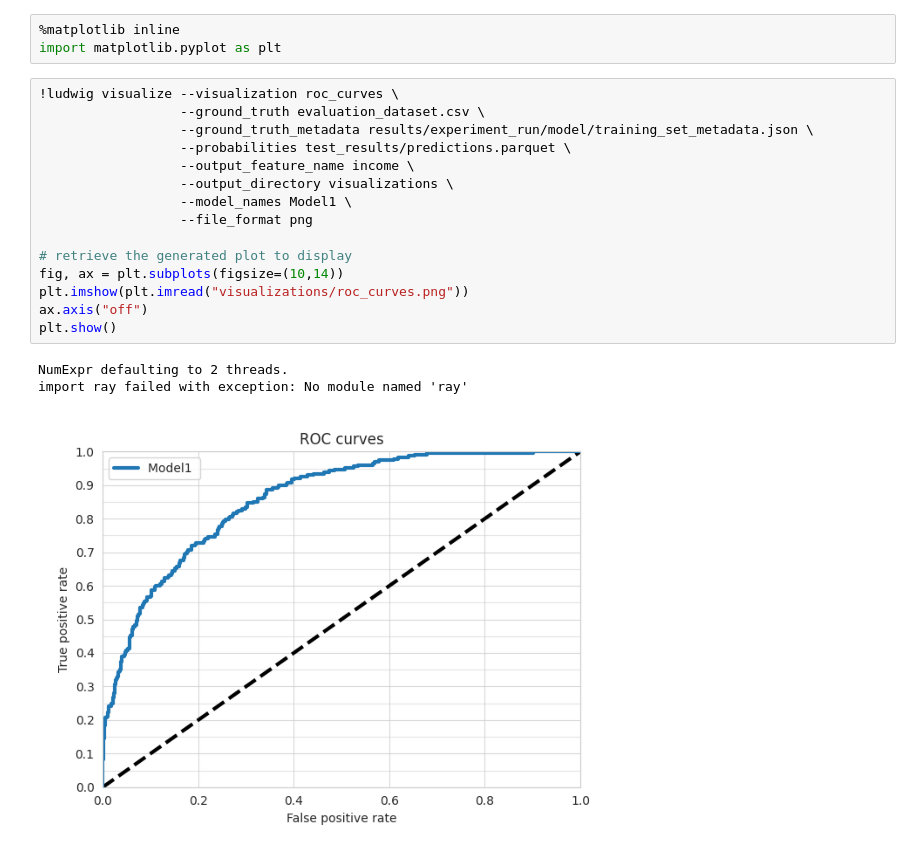
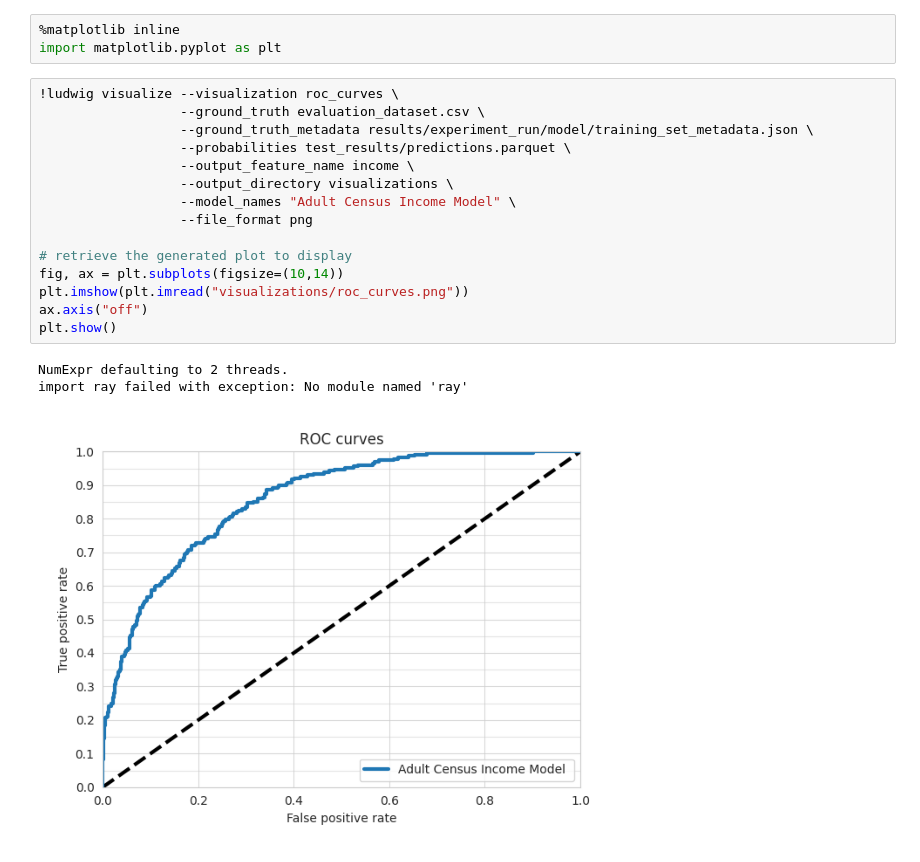
Before and after one commit to ludwig-ai/ludwig-docs, a Jupyter notebook: docs/examples/adult_census_income_colab_notebooks/Adult_Census_Income_Classification_with_Ludwig_CLI.ipynb, the cells around one changed output. Cells and saved outputs as stored; diff of their text form.

Commit message:
revised plot legends

```diff
--- a/docs/examples/adult_census_income_colab_notebooks/Adult_Census_Income_Classification_with_Ludwig_CLI.ipynb
+++ b/docs/examples/adult_census_income_colab_notebooks/Adult_Census_Income_Classification_with_Ludwig_CLI.ipynb
@@ -142,22 +142,22 @@ import matplotlib.pyplot as plt
 # %%
 !ludwig visualize --visualization roc_curves \
                   --ground_truth evaluation_dataset.csv \
                   --ground_truth_metadata results/experiment_run/model/training_set_metadata.json \
                   --probabilities test_results/predictions.parquet \
                   --output_feature_name income \
                   --output_directory visualizations \
-                  --model_names Model1 \
+                  --model_names "Adult Census Income Model" \
                   --file_format png
 
 # retrieve the generated plot to display
 fig, ax = plt.subplots(figsize=(10,14))
 plt.imshow(plt.imread("visualizations/roc_curves.png"))
 ax.axis("off")
 plt.show()
 # %% [output]
 NumExpr defaulting to 2 threads.
 import ray failed with exception: No module named 'ray'
-[figure, old version]
+[figure, new version]
 # %%
 !ludwig visualize --visualization binary_threshold_vs_metric \
                   --ground_truth evaluation_dataset.csv \
```
Also changed, not shown: parts of 1 cell of this notebook.
